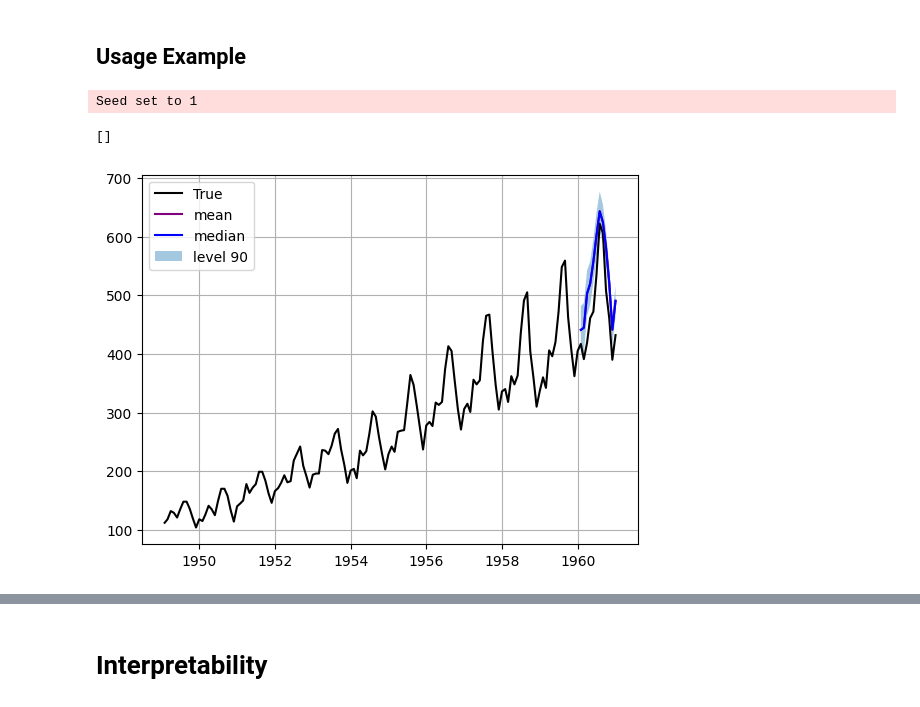
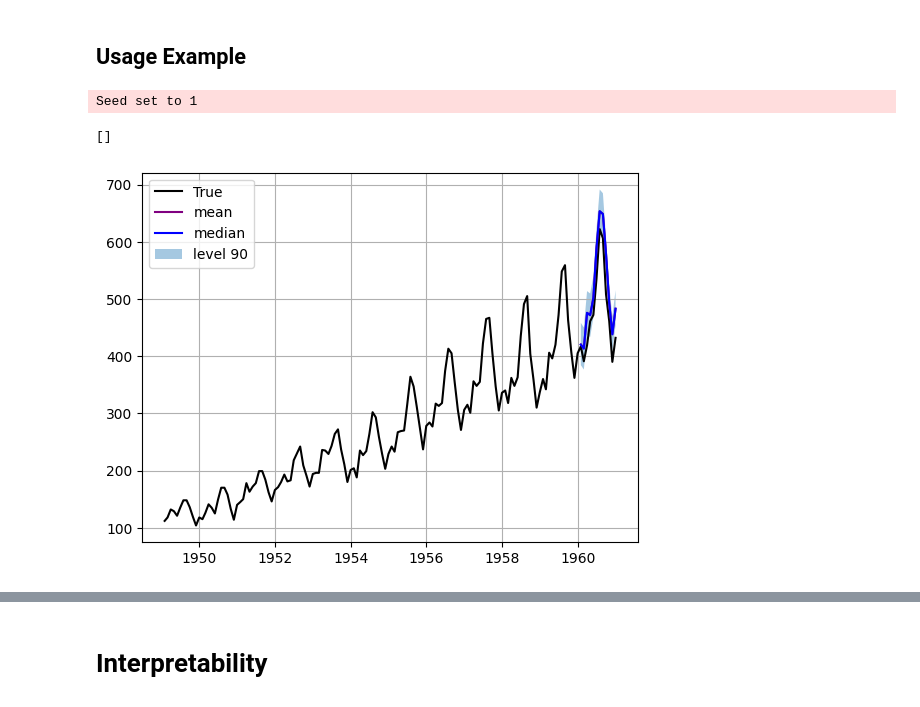
Before and after one commit to amirouyanis/neuralforecast, a Jupyter notebook: nbs/models.tft.ipynb, the cells around one changed output, grey strips where cells are left out. Drawn from its saved outputs; the diff is of its cells as text; code cells hidden in the pictures.

```diff
--- a/nbs/models.tft.ipynb
+++ b/nbs/models.tft.ipynb
@@ -545,6 +546,7 @@ class TFT(BaseWindows):
         futr_exog_list=None,
         hidden_size: int = 128,
         n_head: int = 4,
+        n_lstm_layers=1,
         attn_dropout: float = 0.0,
         dropout: float = 0.1,
         loss=MAE(),
@@ -606,12 +608,14 @@ class TFT(BaseWindows):
         self.tgt_size = tgt_size
         futr_exog_size = max(self.futr_exog_size, 1)
         num_historic_vars = futr_exog_size + self.hist_exog_size + tgt_size
+
         self.stat_exog_list_emb=stat_exog_list_emb
-        if stat_exog_list_emb :
-            self.stat_exog_list_final = list((set(stat_exog_list)-set([variable for variables in stat_exog_list_emb.values()
-                                                                   for variable in variables ])).union(stat_exog_list_emb.keys()))
-        else:
-            self.stat_exog_list_final = stat_exog_list
+        self.stat_exog_list_final = (list((set(stat_exog_list)-set([variable for variables in stat_exog_list_emb.values()
+                                                        for variable in variables ])).union(stat_exog_list_emb.keys()))
+                                                        if stat_exog_list_emb
+                                                        else stat_exog_list)
+        self.column_to_idxs={column:[self.stat_exog_list.index(idx) for idx in column_idxs] for column,column_idxs in self.stat_exog_list_emb.items()} if self.stat_exog_list_emb else None
+        self.s_inp_idxs = list(set(np.arange(len(stat_exog_list)))-set(np.concatenate(list(self.column_to_idxs.values())))) if self.column_to_idxs else list(set(np.arange(len(stat_exog_list))))
 
         num_emb_variables = len(self.stat_exog_list_emb.keys()) if self.stat_exog_list_emb is not None else 0
         #------------------------------- Encoders -----------------------------#
@@ -632,6 +636,7 @@ class TFT(BaseWindows):
             num_historic_vars=num_historic_vars,
             num_future_vars=futr_exog_size,
             dropout=dropout,
+            n_lstm_layers=n_lstm_layers,
         )
 
         # ------------------------------ Decoders -----------------------------#
@@ -660,22 +665,24 @@ class TFT(BaseWindows):
         if futr_exog is None:
             futr_exog = y_insample[:, [-1]]
             futr_exog = futr_exog.repeat(1, self.example_length, 1)
+
+
+
         s_inp, k_inp, o_inp, t_observed_tgt = self.embedding(
             target_inp=y_insample,
             hist_exog=hist_exog,
             futr_exog=futr_exog,
-            stat_exog=stat_exog[:,:2],
+            stat_exog=stat_exog[:,self.s_inp_idxs] if len(self.s_inp_idxs)>0 else None
         )
 
 
-        if self.stat_exog_list_emb is not None:
-            column_to_idxs={column:[self.stat_exog_list.index(idx) for idx in column_idxs] for column,column_idxs in self.stat_exog_list_emb.items()}
+        if self.stat_exog_list_emb:
             stat_exog_embeded=[(nn.Linear(
                     in_features=len(ids), out_features=self.embedding.hidden_size
                 )(stat_exog[:,ids]) + nn.Parameter(torch.zeros(1, self.embedding.hidden_size))).unsqueeze(1)
-                if len(ids)!= self.embedding.hidden_size else (stat_exog[:,ids]).unsqueeze(1)
-                for ids in column_to_idxs.values() ]
-            s_inp=torch.cat([s_inp]+stat_exog_embeded,dim=1)
+                if len(ids)!= self.embedding.hidden_size else stat_exog[:,ids].unsqueeze(1)
+                for ids in self.column_to_idxs.values() ]
+            s_inp=torch.cat([s_inp]+stat_exog_embeded,dim=1) if s_inp is not None else torch.cat(stat_exog_embeded,dim=1)
 
 
 
@@ -961,51 +964,55 @@ from neuralforecast import NeuralForecast
 #from neuralforecast.models import TFT
 from neuralforecast.losses.pytorch import DistributionLoss
 from neuralforecast.utils import AirPassengersPanel, AirPassengersStatic
-AirPassengersStatic[[f'v{i}' for i in range(dim)]]=embd
+dim=16
+AirPassengersStatic[[f'v{i}' for i in range(dim)]]=np.random.rand(2,dim)
 AirPassengersPanel['month']=AirPassengersPanel.ds.dt.month
 Y_train_df = AirPassengersPanel[AirPassengersPanel.ds<AirPassengersPanel['ds'].values[-12]] # 132 train
 Y_test_df = AirPassengersPanel[AirPassengersPanel.ds>=AirPassengersPanel['ds'].values[-12]].reset_index(drop=True) # 12 test
 
 nf = NeuralForecast(
     models=[TFT(h=12, input_size=48,
-                hidden_size=12,
+                hidden_size=16,
                 n_head=4,
+                n_lstm_layers=3,
                 loss=DistributionLoss(distribution='StudentT', level=[80, 90]),
                 learning_rate=0.005,
-                stat_exog_list=AirPassengersStatic.columns[1:],
-                stat_exog_list_emb={'v1':[f'v{i}' for i in range(int(dim/2))],
-                                    'v2':[f'v{i}' for i in range(int(dim/2),dim)]},
+                stat_exog_list=AirPassengersStatic.columns[1:2],
+                #stat_exog_list_emb= {'v1':[f'v{i}' for i in range(int(dim/2))],
+                 #                   'v2':[f'v{i}' for i in range(int(dim/2),dim)]
+                 #
+                  #                  },
                 futr_exog_list=['y_[lag12]','month'],
                 hist_exog_list=['trend'],
                 max_steps=100,
                 val_check_steps=10,
                 early_stop_patience_steps=10,
-                scaler_type='robust',
+                scaler_type='standard',
                 windows_batch_size=None,
                 enable_progress_bar=True),
     ],
     freq='M'
 )
 nf.fit(df=Y_train_df, static_df=AirPassengersStatic, val_size=12)
 Y_hat_df = nf.predict(futr_df=Y_test_df)
 
 # Plot quantile predictions
 Y_hat_df = Y_hat_df.reset_index(drop=False).drop(columns=['unique_id','ds'])
 plot_df = pd.concat([Y_test_df, Y_hat_df], axis=1)
 plot_df = pd.concat([Y_train_df, plot_df])
 
 plot_df = plot_df[plot_df.unique_id=='Airline1'].drop('unique_id', axis=1)
 plt.plot(plot_df['ds'], plot_df['y'], c='black', label='True')
 plt.plot(plot_df['ds'], plot_df['TFT'], c='purple', label='mean')
 plt.plot(plot_df['ds'], plot_df['TFT-median'], c='blue', label='median')
 plt.fill_between(x=plot_df['ds'][-12:],
                  y1=plot_df['TFT-lo-90'][-12:].values,
                  y2=plot_df['TFT-hi-90'][-12:].values,
                  alpha=0.4, label='level 90')
 plt.legend()
 plt.grid()
 plt.plot()
 # %% [output]
 Seed set to 1
 []
-[figure, old version]
+[figure, new version]
```
Also changed, not shown: parts of 14 cells of this notebook.
